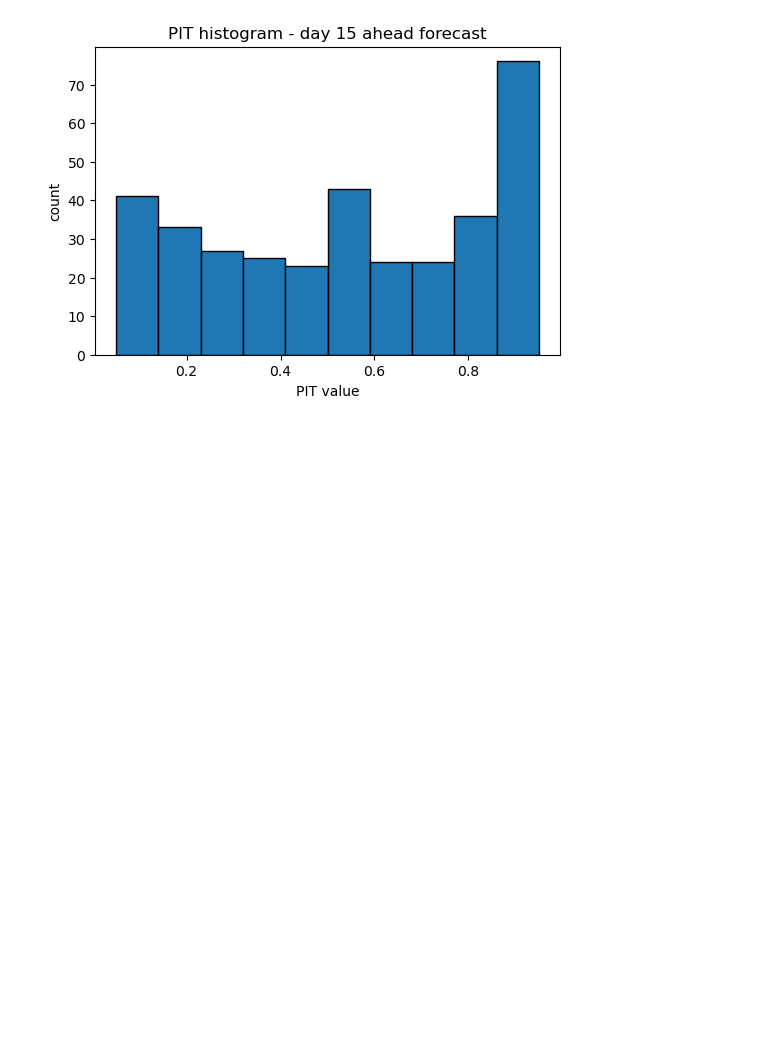
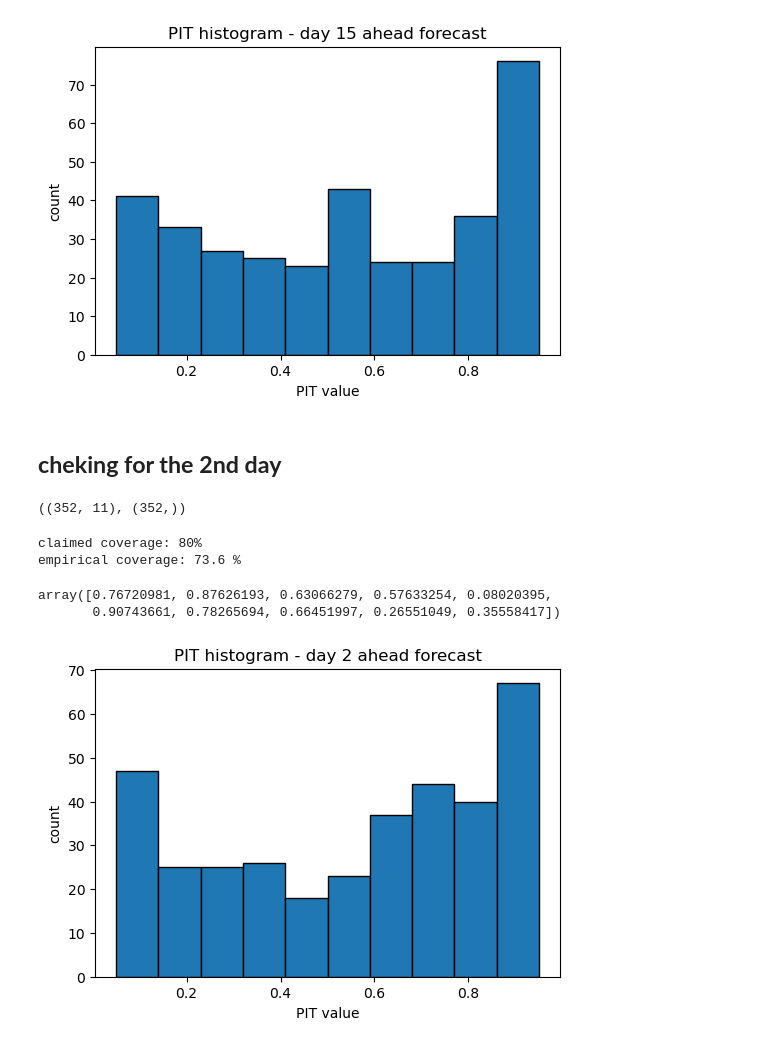
Before and after one commit to 7524yash7524/conformal-prediction_project, a Jupyter notebook: notebooks/02_calibration_check.ipynb, the cells around one changed output. Cells and saved outputs as stored; diff of their text form; code cells hidden in the pictures; blank space fills up the shorter version.

```diff
--- a/notebooks/02_calibration_check.ipynb
+++ b/notebooks/02_calibration_check.ipynb
@@ -229,3 +231,57 @@ plt.title("PIT histogram - day 15 ahead forecast")
 plt.show()
 # %% [output]
 [figure]
+# %% [markdown]
+## **cheking for the 2nd day**
+# %%
+day = 1
+
+quantile_levels = [0.05, 0.1, 0.2, 0.3, 0.4, 0.5, 0.6, 0.7, 0.8, 0.9, 0.95]
+
+# forecasts shape is (num_windows, horizon, num_quantiles)
+# we pick out day 0 for every window
+day_forecasts = forecasts[:, day, :]   # shape: (num_windows, 9)
+day_actuals = actuals[:, day]           # shape: (num_windows,)
+
+day_forecasts.shape, day_actuals.shape
+# %% [output]
+((352, 11), (352,))
+# %%
+lower = day_forecasts[:, 1]   # 10th percentile column (now index 1)
+upper = day_forecasts[:, 9]   # 90th percentile column (now index 9)
+
+inside_interval = (day_actuals >= lower) & (day_actuals <= upper)
+
+empirical_coverage = inside_interval.mean()
+
+print("claimed coverage: 80%")
+print("empirical coverage:", round(empirical_coverage * 100, 1), "%")
+# %% [output]
+claimed coverage: 80%
+empirical coverage: 73.6 %
+# %%
+pit_values = []
+
+for i in range(len(day_actuals)):
+    q_vals = day_forecasts[i]      # the 9 predicted values for this window
+    true_val = day_actuals[i]      # what actually happened
+
+    # interpolate: given the true value, find where it falls
+    # among the predicted quantiles (as a probability between 0 and 1)
+    pit = np.interp(true_val, q_vals, quantile_levels)
+    pit_values.append(pit)
+
+pit_values = np.array(pit_values)
+pit_values[:10]
+# %% [output]
+array([0.76720981, 0.87626193, 0.63066279, 0.57633254, 0.08020395,
+       0.90743661, 0.78265694, 0.66451997, 0.26551049, 0.35558417])
+# %%
+plt.figure(figsize=(6, 4))
+plt.hist(pit_values, bins=10, edgecolor="black")
+plt.xlabel("PIT value")
+plt.ylabel("count")
+plt.title("PIT histogram - day 2 ahead forecast")
+plt.show()
+# %% [output]
+[figure, added]
```
Also changed, not shown: parts of 4 cells of this notebook, 8 other files.
